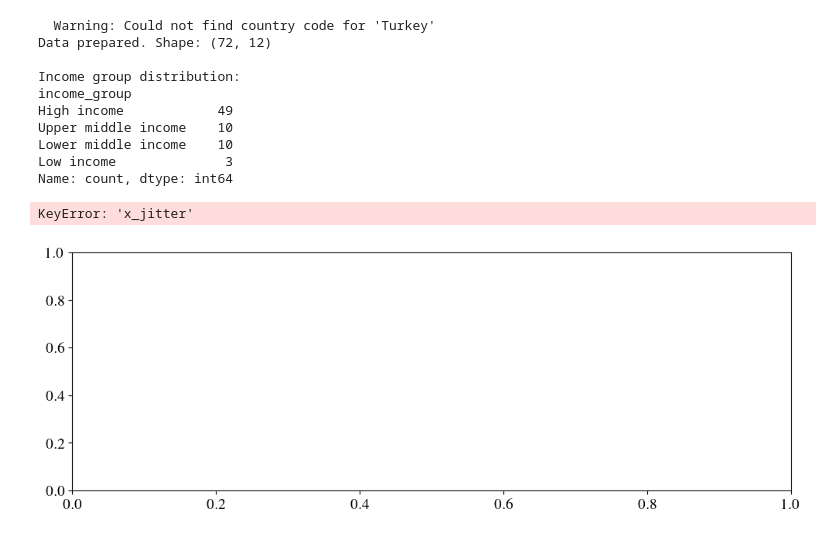
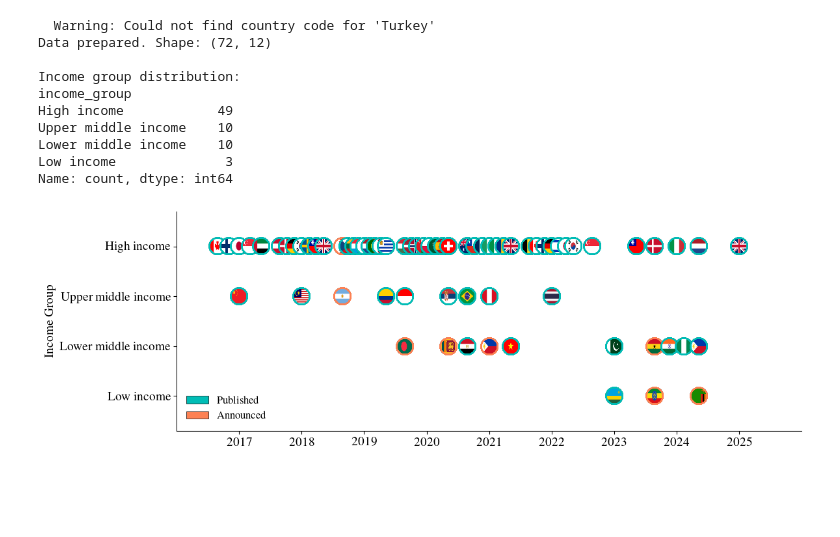
Before and after one commit to ljvmiranda921/edgeml-survey, a Jupyter notebook: notebooks/2026-02-12-figures-for-paper.ipynb, the cells around one changed output. Drawn from its saved outputs; the diff is of its cells as text; code cells hidden in the pictures; blank space fills up the shorter version.

```diff
--- a/notebooks/2026-02-12-figures-for-paper.ipynb
+++ b/notebooks/2026-02-12-figures-for-paper.ipynb
@@ -1272,7 +1272,7 @@ for _, row in ai_strategies_df.iterrows():
     # Create AnnotationBbox
     ab = AnnotationBbox(
         imagebox,
-        (row["x_jitter"], row["y_jitter"]),
+        (row["x_pos"], row["y_pos"]),
         frameon=False,
         pad=0,
     )
@@ -1290,44 +1290,36 @@ ax.set_yticklabels(INCOME_ORDER)
 ax.set_xticks(range(2017, 2026))
 ax.set_xticklabels([str(y) for y in range(2017, 2026)])
 
-# ax.set_xlabel("Year")
 ax.set_ylabel("Income Group")
 
 # Add legend for status colors
 legend_elements = [
     mpatches.Patch(
-        facecolor=CAMBRIDGE_COLORS["cambridge_light_blue"],
+        facecolor=CAMBRIDGE_COLORS["cambridge_warm_blue"],
         edgecolor="black",
         linewidth=0.5,
         label="Published",
     ),
     mpatches.Patch(
-        facecolor=CAMBRIDGE_COLORS["light_crest"],
+        facecolor=CAMBRIDGE_COLORS["crest"],
         edgecolor="black",
         linewidth=0.5,
         label="Announced",
-    ),
-    mpatches.Patch(
-        facecolor=CAMBRIDGE_COLORS["slate_2"],
-        edgecolor="black",
-        linewidth=0.5,
-        label="Other",
     ),
 ]
 ax.legend(handles=legend_elements, loc="lower left", frameon=False)
 
 # Remove top and right spines
 ax.spines["top"].set_visible(False)
 ax.spines["right"].set_visible(False)
 
 fig.tight_layout()
 fig.savefig(
     OUTPUT_DIR / "national_ai_strategies_timeline.pdf", bbox_inches="tight", dpi=300
 )
 plt.show()
 # %% [output]
-KeyError: 'x_jitter'
-[figure, old version]
+[figure, new version]
 # %%
 df_st = pd.read_csv("data/national_ai_strategies.csv").sort_values(
     by=["year_published", "country"], ascending=True
```
